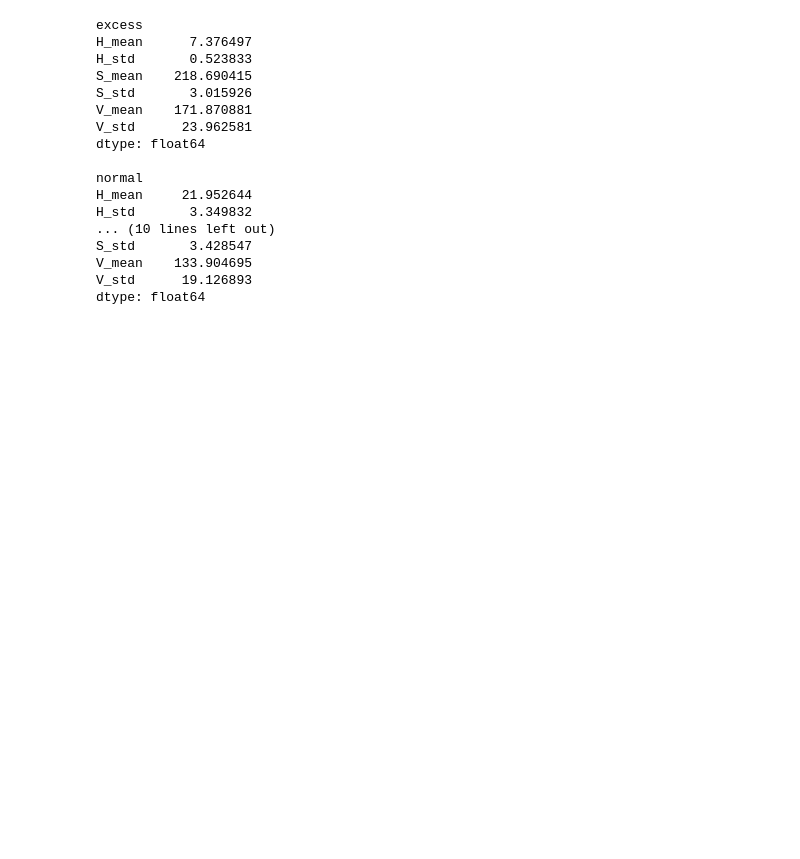
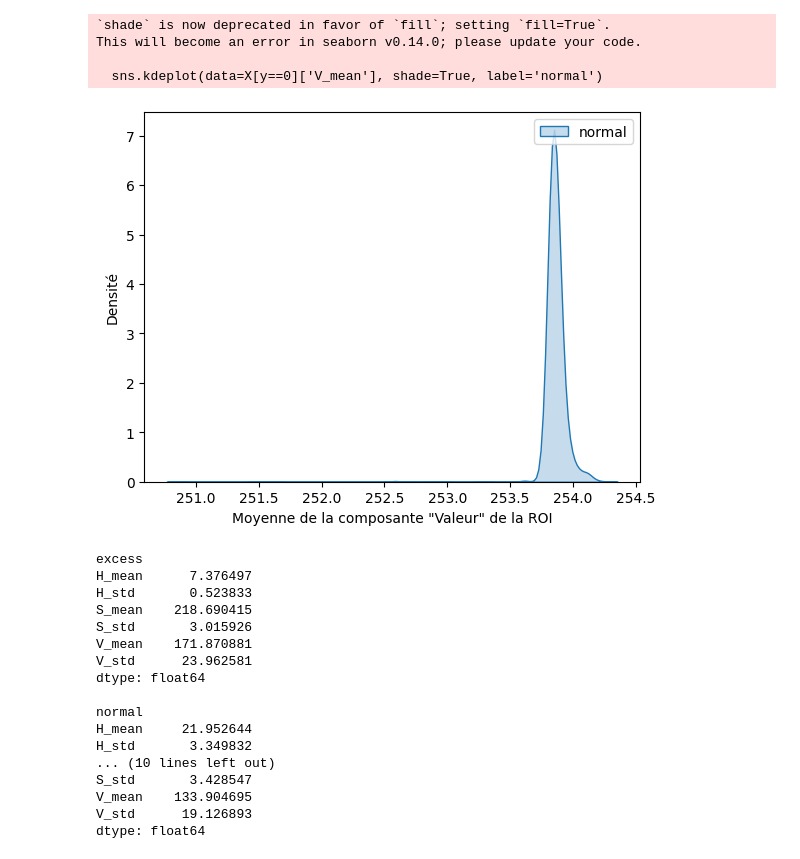
Before and after one commit to NicolasR14/Master_project, a Jupyter notebook: data_analysis/ROI.ipynb, the cells around one changed output. Saved outputs shown, nothing was run; the diff lists cells and outputs as text; code cells hidden in the pictures; blank space fills up the shorter version.

```diff
--- a/data_analysis/ROI.ipynb
+++ b/data_analysis/ROI.ipynb
@@ -119,6 +119,25 @@ def data_generation(list_IDs_temp):
     return pd.DataFrame(X,columns=['H_mean','H_std','S_mean','S_std','V_mean','V_std']),keras.utils.to_categorical(y, num_classes=params['n_classes']),y
 # %%
 X,y_categorical,y = data_generation(ids)
+# %%
+import seaborn as sns
+sns.kdeplot(data=X[y==0]['V_mean'], shade=True, label='normal')
+# sns.kdeplot(data=X[y==1]['V_mean'], shade=True, label='excess',color='#ff7f0e')
+# sns.kdeplot(data=X[y==2]['V_mean'], shade=True, label='insufficient',color='#2ca02c')
+
+plt.xlabel('Moyenne de la composante "Valeur" de la ROI')
+plt.ylabel('Densité')
+# Ajouter une légende
+plt.legend()
+
+# Afficher le graphique
+plt.show()
+# %% [output]
+`shade` is now deprecated in favor of `fill`; setting `fill=True`.
+This will become an error in seaborn v0.14.0; please update your code.
+
+  sns.kdeplot(data=X[y==0]['V_mean'], shade=True, label='normal')
+[figure, added]
 # %%
 for c in classes:
     print(f'{c}\n{X[y==classes[c]].mean()}\n')
```
Also changed, not shown: 8 other files.
